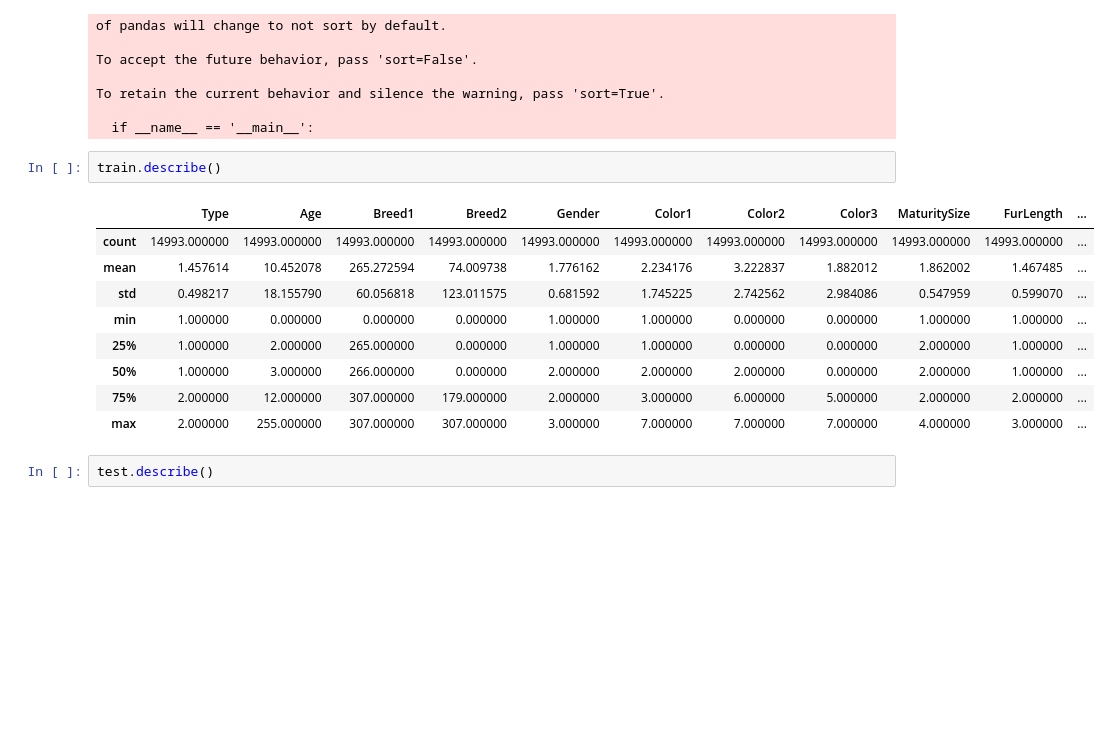
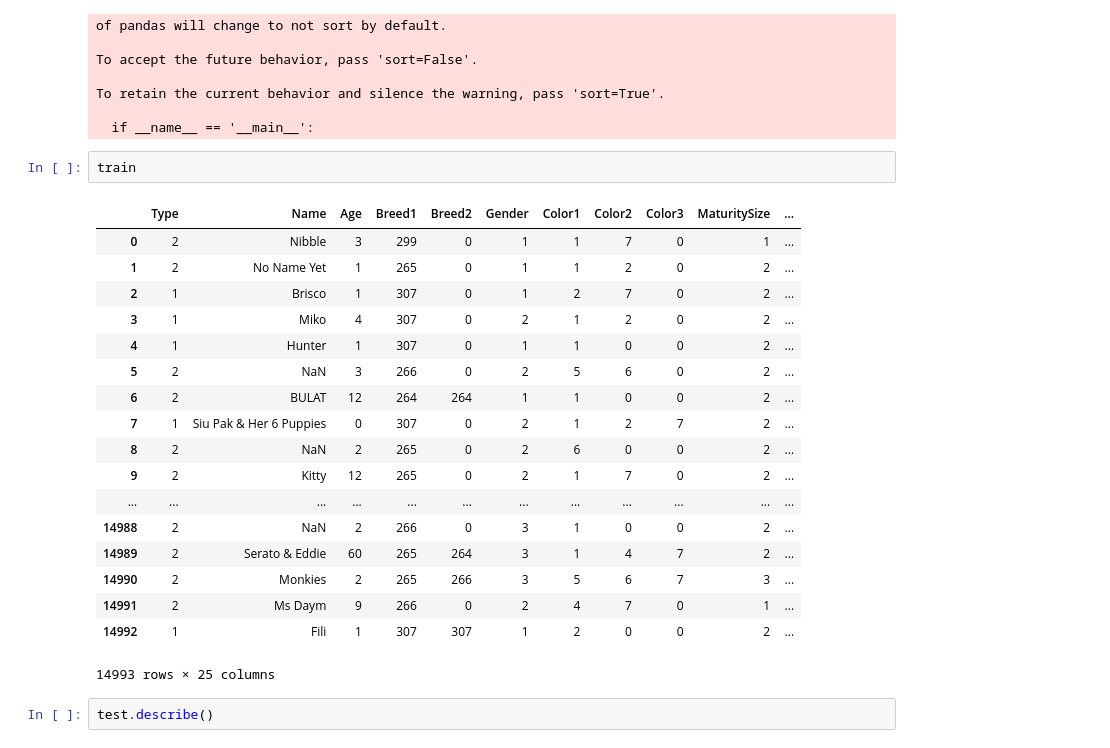
Before and after one commit to D-M-Moriarty/Pet-Adoption, a Jupyter notebook: notebooks/Pet Image Classification.ipynb, the cells around one changed output. Cells and saved outputs as stored; diff of their text form; blank space fills up the shorter version.

```diff
--- a/notebooks/Pet Image Classification.ipynb
+++ b/notebooks/Pet Image Classification.ipynb
@@ -52,17 +54,26 @@ To retain the current behavior and silence the warning, pass 'sort=True'.
 
   if __name__ == '__main__':
 # %%
-train.describe()
+train
 # %% [output]
-|  | Type | Age | Breed1 | Breed2 | Gender | Color1 | Color2 | Color3 | MaturitySize | FurLength | ... |
-| count | 14993.000000 | 14993.000000 | 14993.000000 | 14993.000000 | 14993.000000 | 14993.000000 | 14993.000000 | 14993.000000 | 14993.000000 | 14993.000000 | ... |
-| mean | 1.457614 | 10.452078 | 265.272594 | 74.009738 | 1.776162 | 2.234176 | 3.222837 | 1.882012 | 1.862002 | 1.467485 | ... |
-| std | 0.498217 | 18.155790 | 60.056818 | 123.011575 | 0.681592 | 1.745225 | 2.742562 | 2.984086 | 0.547959 | 0.599070 | ... |
-| min | 1.000000 | 0.000000 | 0.000000 | 0.000000 | 1.000000 | 1.000000 | 0.000000 | 0.000000 | 1.000000 | 1.000000 | ... |
-| 25% | 1.000000 | 2.000000 | 265.000000 | 0.000000 | 1.000000 | 1.000000 | 0.000000 | 0.000000 | 2.000000 | 1.000000 | ... |
-| 50% | 1.000000 | 3.000000 | 266.000000 | 0.000000 | 2.000000 | 2.000000 | 2.000000 | 0.000000 | 2.000000 | 1.000000 | ... |
-| 75% | 2.000000 | 12.000000 | 307.000000 | 179.000000 | 2.000000 | 3.000000 | 6.000000 | 5.000000 | 2.000000 | 2.000000 | ... |
-| max | 2.000000 | 255.000000 | 307.000000 | 307.000000 | 3.000000 | 7.000000 | 7.000000 | 7.000000 | 4.000000 | 3.000000 | ... |
+|  | Type | Name | Age | Breed1 | Breed2 | Gender | Color1 | Color2 | Color3 | MaturitySize | ... |
+| 0 | 2 | Nibble | 3 | 299 | 0 | 1 | 1 | 7 | 0 | 1 | ... |
+| 1 | 2 | No Name Yet | 1 | 265 | 0 | 1 | 1 | 2 | 0 | 2 | ... |
+| 2 | 1 | Brisco | 1 | 307 | 0 | 1 | 2 | 7 | 0 | 2 | ... |
+| 3 | 1 | Miko | 4 | 307 | 0 | 2 | 1 | 2 | 0 | 2 | ... |
+| 4 | 1 | Hunter | 1 | 307 | 0 | 1 | 1 | 0 | 0 | 2 | ... |
+| 5 | 2 | NaN | 3 | 266 | 0 | 2 | 5 | 6 | 0 | 2 | ... |
+| 6 | 2 | BULAT | 12 | 264 | 264 | 1 | 1 | 0 | 0 | 2 | ... |
+| 7 | 1 | Siu Pak & Her 6 Puppies | 0 | 307 | 0 | 2 | 1 | 2 | 7 | 2 | ... |
+| 8 | 2 | NaN | 2 | 265 | 0 | 2 | 6 | 0 | 0 | 2 | ... |
+| 9 | 2 | Kitty | 12 | 265 | 0 | 2 | 1 | 7 | 0 | 2 | ... |
+| ... | ... | ... | ... | ... | ... | ... | ... | ... | ... | ... | ... |
+| 14988 | 2 | NaN | 2 | 266 | 0 | 3 | 1 | 0 | 0 | 2 | ... |
+| 14989 | 2 | Serato & Eddie | 60 | 265 | 264 | 3 | 1 | 4 | 7 | 2 | ... |
+| 14990 | 2 | Monkies | 2 | 265 | 266 | 3 | 5 | 6 | 7 | 3 | ... |
+| 14991 | 2 | Ms Daym | 9 | 266 | 0 | 2 | 4 | 7 | 0 | 1 | ... |
+| 14992 | 1 | Fili | 1 | 307 | 307 | 1 | 2 | 0 | 0 | 2 | ... |
+14993 rows × 25 columns
 # %%
 test.describe()
 # %% [output]
```
Also changed, not shown: parts of 28 cells of this notebook, 2 other files.
